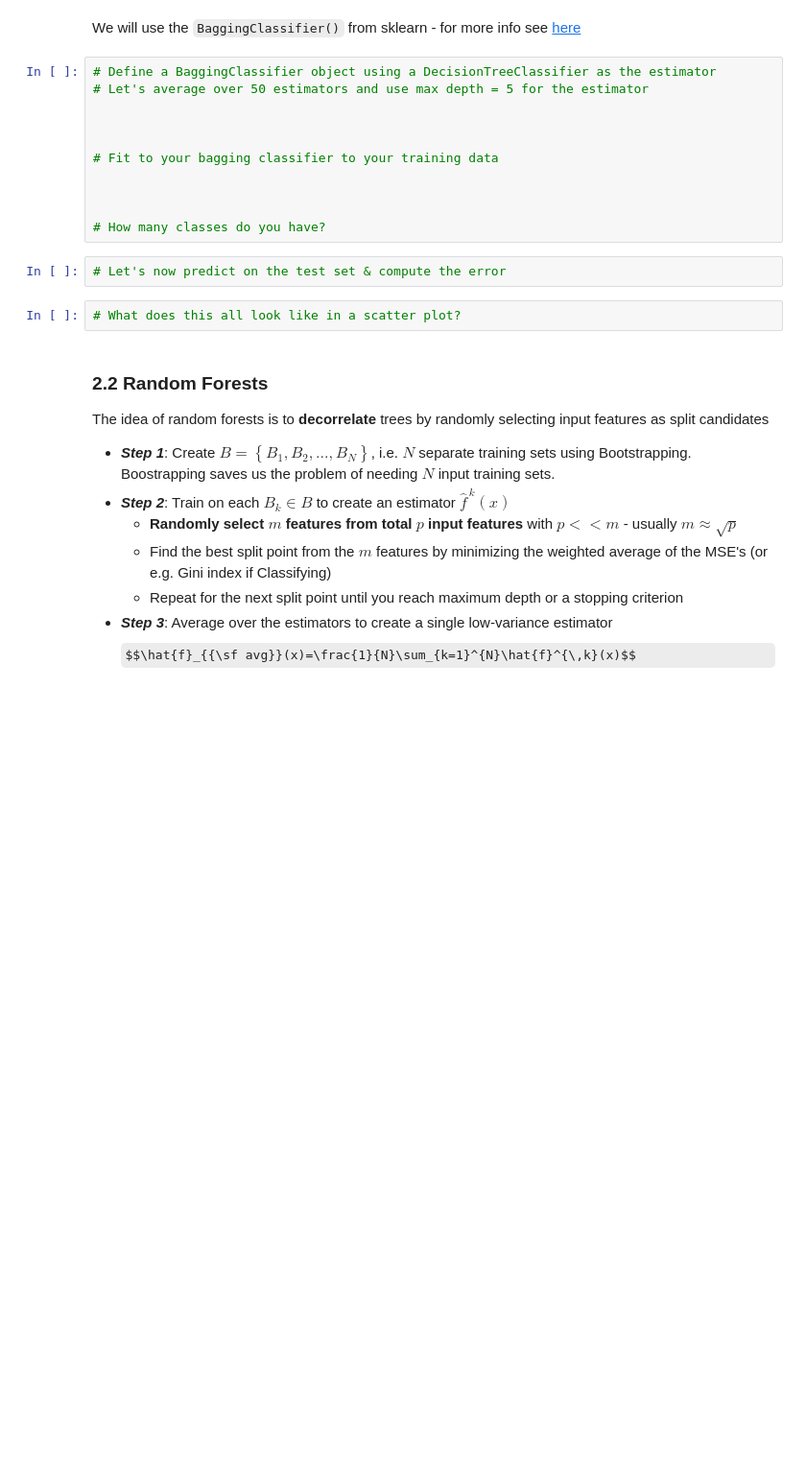
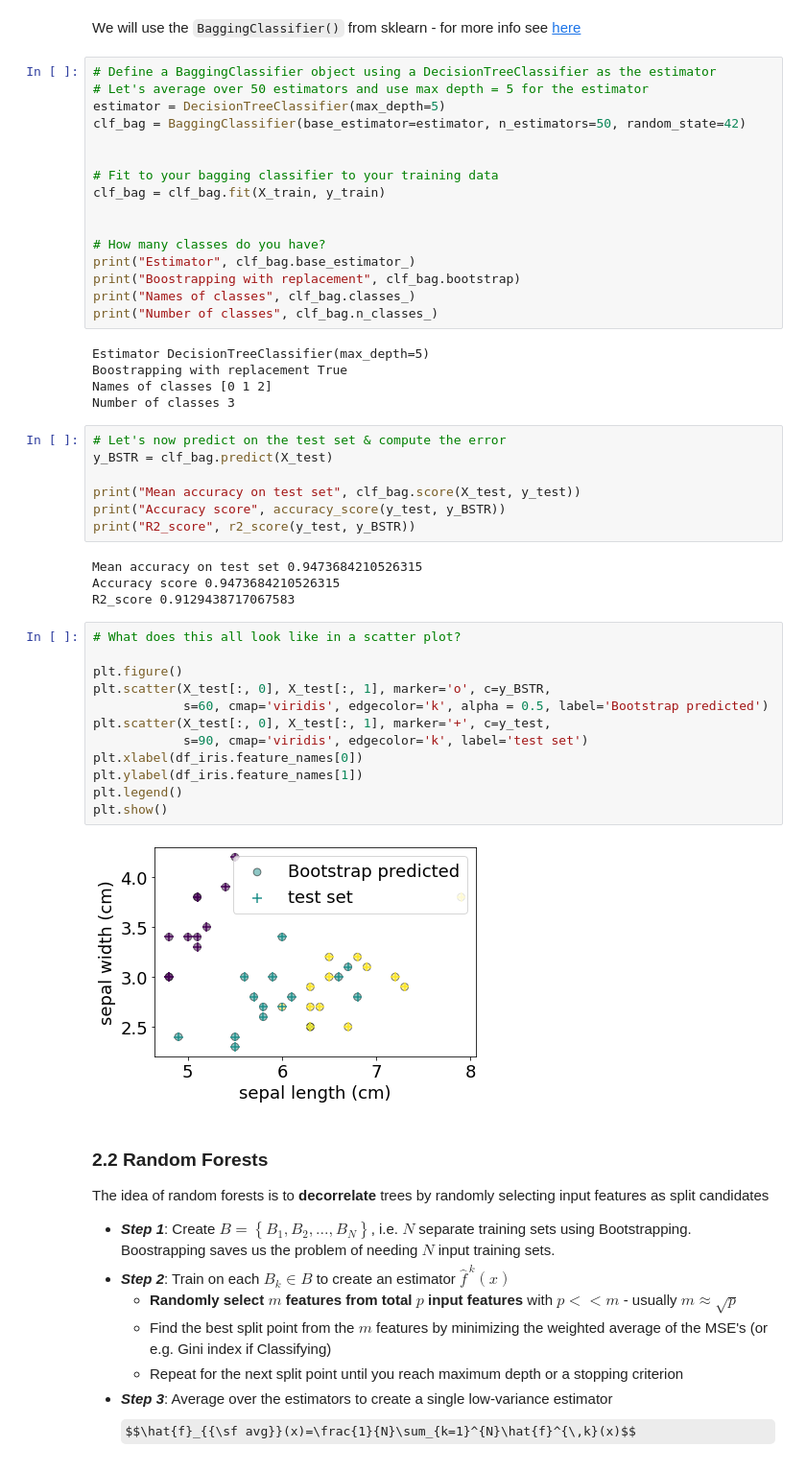
Before and after one commit to UWDIRECT/UWDIRECT.github.io, a Jupyter notebook: Wi22_content/DSMCER/L10_Decision_trees.ipynb, the cells around one changed output. Shown at 96% size. Cells and saved outputs as stored; diff of their text form; some formulas as TeX source; blank space fills up the shorter version.

```diff
--- a/Wi22_content/DSMCER/L10_Decision_trees.ipynb
+++ b/Wi22_content/DSMCER/L10_Decision_trees.ipynb
@@ -229,18 +309,49 @@ We will use the `BaggingClassifier()` from sklearn - for more info see [here](ht
 # %%
 # Define a BaggingClassifier object using a DecisionTreeClassifier as the estimator
 # Let's average over 50 estimators and use max depth = 5 for the estimator
-
+estimator = DecisionTreeClassifier(max_depth=5)
+clf_bag = BaggingClassifier(base_estimator=estimator, n_estimators=50, random_state=42)
 
 
 # Fit to your bagging classifier to your training data
-
+clf_bag = clf_bag.fit(X_train, y_train)
 
 
 # How many classes do you have?
+print("Estimator", clf_bag.base_estimator_)
+print("Boostrapping with replacement", clf_bag.bootstrap)
+print("Names of classes", clf_bag.classes_)
+print("Number of classes", clf_bag.n_classes_)
+# %% [output]
+Estimator DecisionTreeClassifier(max_depth=5)
+Boostrapping with replacement True
+Names of classes [0 1 2]
+Number of classes 3
 # %%
 # Let's now predict on the test set & compute the error
+y_BSTR = clf_bag.predict(X_test)
+
+print("Mean accuracy on test set", clf_bag.score(X_test, y_test))
+print("Accuracy score", accuracy_score(y_test, y_BSTR))
+print("R2_score", r2_score(y_test, y_BSTR))
+# %% [output]
+Mean accuracy on test set 0.9473684210526315
+Accuracy score 0.9473684210526315
+R2_score 0.9129438717067583
-# %%
-# What does this all look like in a scatter plot?
+# %%
+# What does this all look like in a scatter plot?
+
+plt.figure()
+plt.scatter(X_test[:, 0], X_test[:, 1], marker='o', c=y_BSTR,
+            s=60, cmap='viridis', edgecolor='k', alpha = 0.5, label='Bootstrap predicted')
+plt.scatter(X_test[:, 0], X_test[:, 1], marker='+', c=y_test,
+            s=90, cmap='viridis', edgecolor='k', label='test set')
+plt.xlabel(df_iris.feature_names[0])
+plt.ylabel(df_iris.feature_names[1])
+plt.legend()
+plt.show()
+# %% [output]
+[figure, added]
 # %% [markdown]
 ### 2.2 Random Forests
 
```
Also changed, not shown: parts of 17 cells of this notebook, 1 other file.
